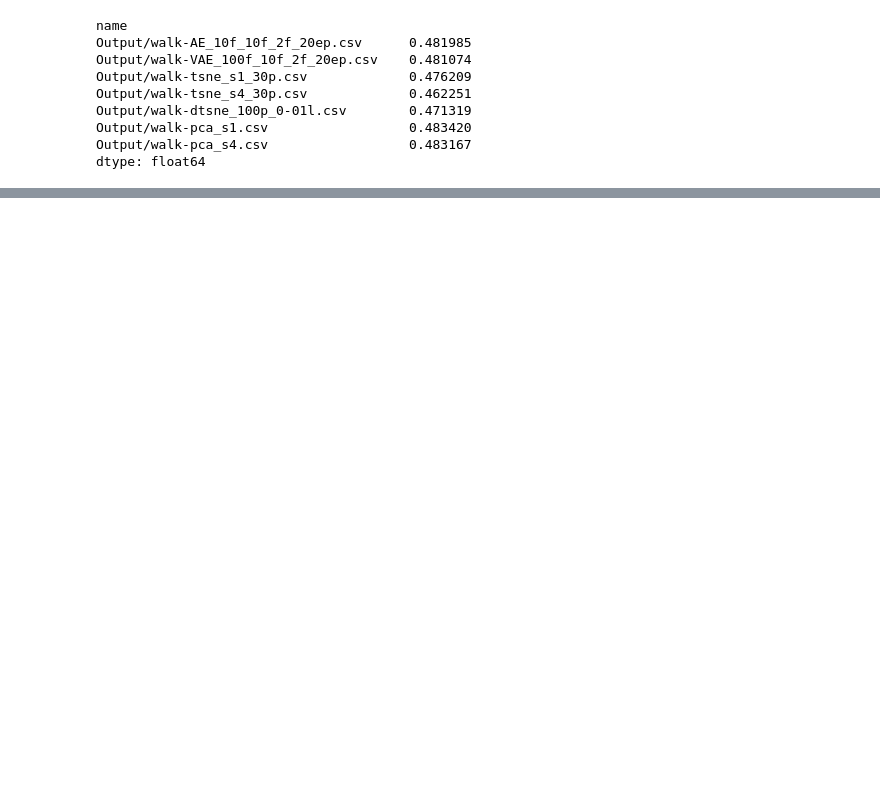
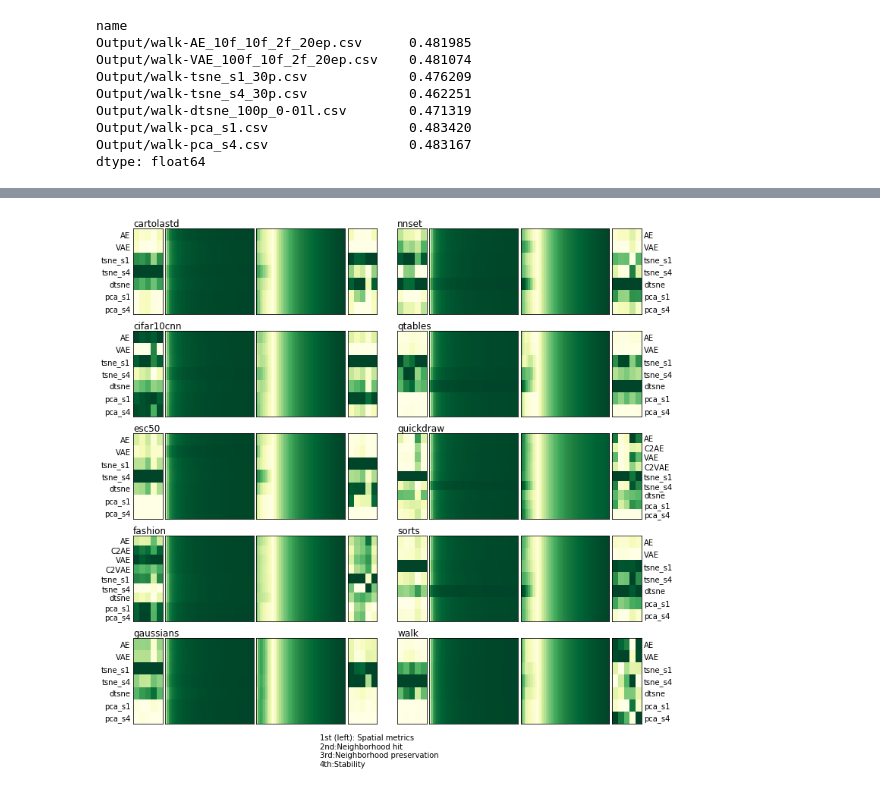
Before and after one commit to EduardoVernier/dynamic-projections, a Jupyter notebook: Plots/plots.ipynb, the cells around one changed output, grey strips where cells are left out. Cells and saved outputs as stored; diff of their text form; code cells hidden in the pictures; blank space fills up the shorter version.

```diff
--- a/Plots/plots.ipynb
+++ b/Plots/plots.ipynb
@@ -239,0 +148,9 @@ fig.savefig('Figs/individual_plots.svg')
+# %%
+n_datasets = len(df_metrics['dataset'].unique())
+n_runs = df_metrics.shape[0]
+# %%
+matrix = []
+for _, df_dataset in df_metrics.groupby('dataset'):
+    values = np.vstack((df_dataset[metrics].values, np.zeros(n_metrics)))
+    matrix.append(values)
+    break
@@ -239,0 +163,72 @@ fig.savefig('Figs/individual_plots.svg')
+# %%
+def plot_matrix(ax, df, cell_text=False, invert_colormap=[], title=None, xticks=True, show=True, normalize_per_column=True):
+    matrix = df.values
+    metric_ids = df.columns
+    dataset_ids = df.index
+
+    # The colormap range is independent for each column
+    if normalize_per_column:
+        for i, metric in enumerate(metric_ids):
+            # Make all rows invalid (fill with 1) except the target one (col)
+            m = np.ones_like(matrix)
+            m[:, i] = 0
+            masked = np.ma.masked_array(matrix, m)
+            if metric in invert_colormap:
+                colormap = plt.cm.YlGn
+            else:
+                colormap = plt.cm.YlGn_r
+
+            if(np.sum(masked) != 0.0):  # Check if spacer column
+                ax.matshow(masked, cmap=colormap, aspect='auto')
+    else:
+        colormap = plt.cm.YlGn_r
+        mat = ax.matshow(matrix, cmap=colormap, aspect='auto')
+
+    ax.tick_params(axis=u'both', which=u'both', length=0)
+    ax.set_xticklabels([])
+    ax.set_yticklabels([])
+
+
+
+fig, axs = plt.subplots(nrows=n_datasets//2, ncols=9, figsize=(12, 12),
+                       gridspec_kw={'width_ratios': [1, 3, 3, 1, 0.5, 1, 3, 3, 1],
+                                    'wspace': 0.05})
+
+for i, (dataset, df) in enumerate(df_metrics.groupby('dataset')):
+    row_index = i % 5
+    col_index = (i // 5) * 5
+
+    ax = axs[row_index, col_index + 0]
+    df_0 = df[metrics_0 + ['method']]
+    df_0 = df_0.set_index('method')
+    plot_matrix(ax, df_0, invert_colormap=['spat_stress_n', 'spat_stress_s'])
+    if col_index == 0:
+        ax.set_yticklabels(df_0.index)
+        ax.set_yticks(range(len(df_0)), minor=False)
+    ax.set_title(dataset, loc='left', ha='left', va='bottom', pad=0)
+
+    ax = axs[row_index, col_index + 1]
+    df_1 = df[metrics_1 + ['method']]
+    df_1 = df_1.set_index('method')
+    plot_matrix(ax, df_1, normalize_per_column=False)
+
+    ax = axs[row_index, col_index + 2]
+    df_2 = df[metrics_2 + ['method']]
+    df_2 = df_2.set_index('method')
+    plot_matrix(ax, df_2, normalize_per_column=False)
+
+    ax = axs[row_index, col_index + 3]
+    df_3 = df[metrics_3 + ['method']]
+    df_3 = df_3.set_index('method')
+    plot_matrix(ax, df_3, invert_colormap=['stab_stress_n', 'stab_stress_s'])
+    if col_index == 5:
+        ax.yaxis.tick_right()
+        ax.set_yticklabels(df_0.index)
+        ax.set_yticks(range(len(df_0)), minor=False)
+
+for i in range(n_datasets//2):
+    axs[i,4].set_visible(False)
+
+t = '1st (left): Spatial metrics\n2nd:Neighborhood hit\n3rd:Neighborhood preservation\n4th:Stability'
+plt.text(-50, 10, t, ha='left', wrap=True)
+# %% [output]
@@ -239,0 +236 @@ fig.savefig('Figs/individual_plots.svg')
+[figure, added]
```
Also changed, not shown: parts of 18 cells of this notebook, 12 other files.
